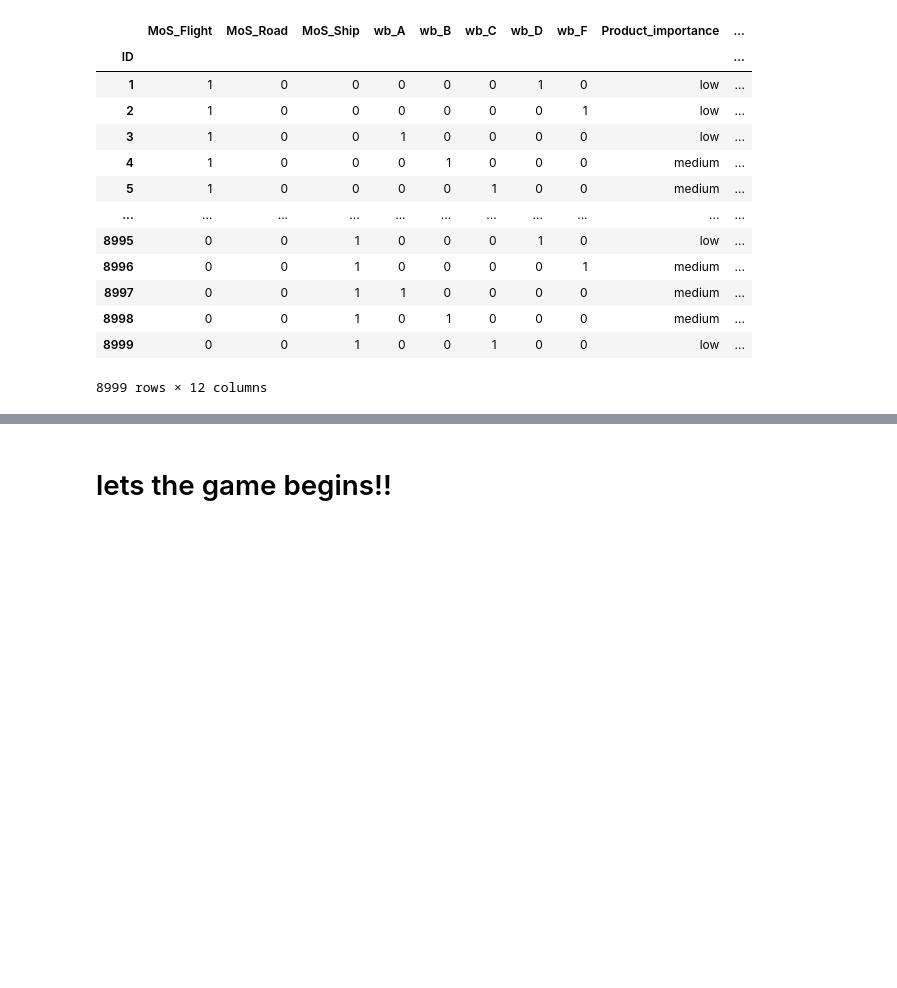
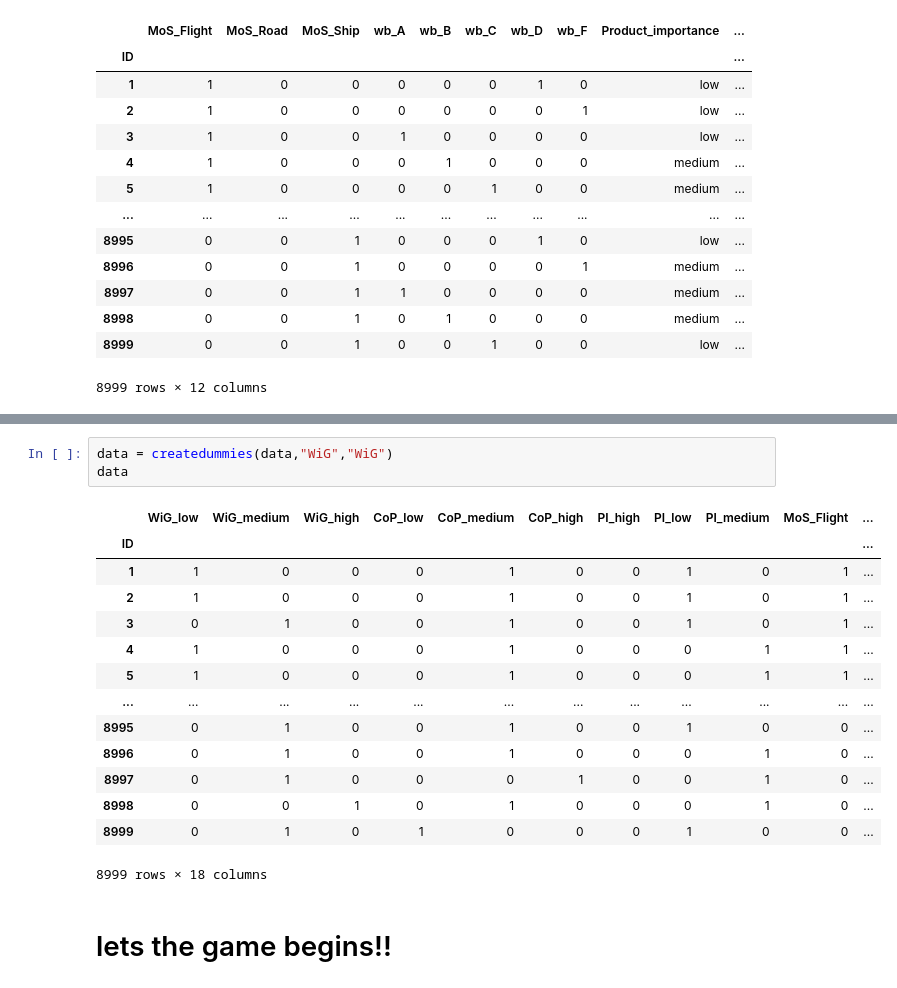
Before and after one commit to VladT-Tempest/Datathon, a Jupyter notebook: ML_Practice.ipynb, the cells around one changed output, grey strips where cells are left out. Saved outputs shown, nothing was run; the diff lists cells and outputs as text; blank space fills up the shorter version.

```diff
--- a/ML_Practice.ipynb
+++ b/ML_Practice.ipynb
@@ -242,3 +279,21 @@ data
+# %%
+data = createdummies(data,"WiG","WiG")
+data
+# %% [output]
+|  | WiG_low | WiG_medium | WiG_high | CoP_low | CoP_medium | CoP_high | PI_high | PI_low | PI_medium | MoS_Flight | ... |
+| ID |  |  |  |  |  |  |  |  |  |  | ... |
+| 1 | 1 | 0 | 0 | 0 | 1 | 0 | 0 | 1 | 0 | 1 | ... |
+| 2 | 1 | 0 | 0 | 0 | 1 | 0 | 0 | 1 | 0 | 1 | ... |
+| 3 | 0 | 1 | 0 | 0 | 1 | 0 | 0 | 1 | 0 | 1 | ... |
+| 4 | 1 | 0 | 0 | 0 | 1 | 0 | 0 | 0 | 1 | 1 | ... |
+| 5 | 1 | 0 | 0 | 0 | 1 | 0 | 0 | 0 | 1 | 1 | ... |
+| ... | ... | ... | ... | ... | ... | ... | ... | ... | ... | ... | ... |
+| 8995 | 0 | 1 | 0 | 0 | 1 | 0 | 0 | 1 | 0 | 0 | ... |
+| 8996 | 0 | 1 | 0 | 0 | 1 | 0 | 0 | 0 | 1 | 0 | ... |
+| 8997 | 0 | 1 | 0 | 0 | 0 | 1 | 0 | 0 | 1 | 0 | ... |
+| 8998 | 0 | 0 | 1 | 0 | 1 | 0 | 0 | 0 | 1 | 0 | ... |
+| 8999 | 0 | 1 | 0 | 1 | 0 | 0 | 0 | 1 | 0 | 0 | ... |
+8999 rows × 18 columns
 # %% [markdown]
 # lets the game begins!!
 # %%
```
Also changed, not shown: parts of 9 cells of this notebook.
